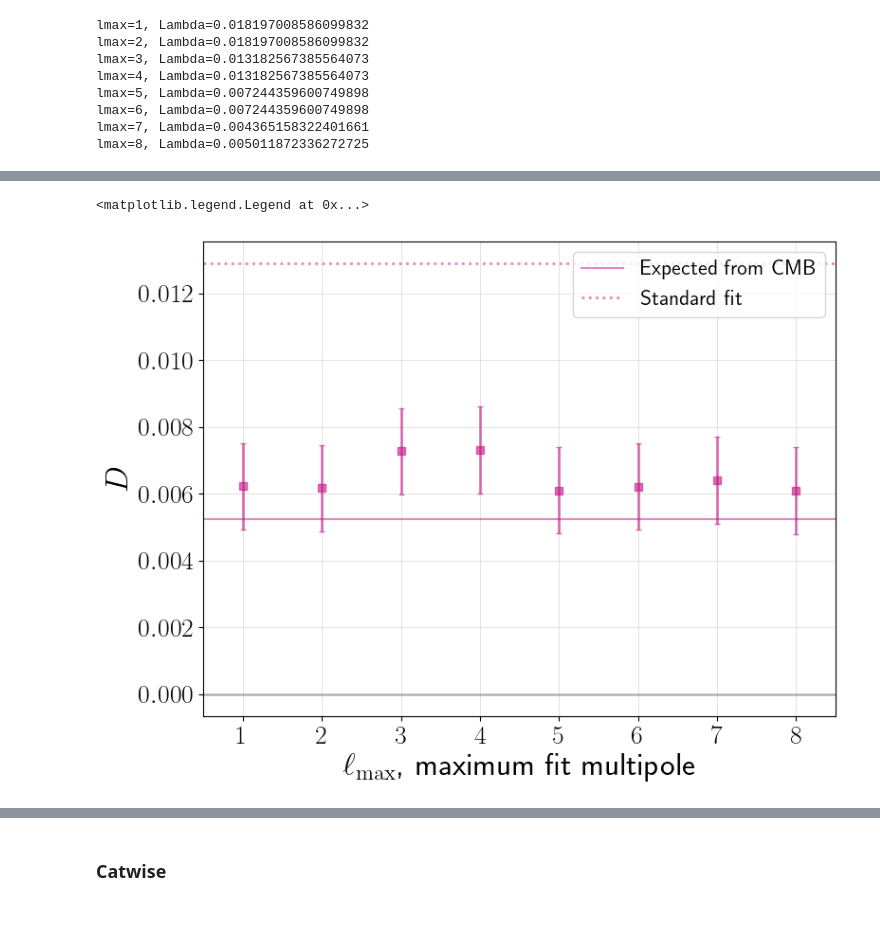
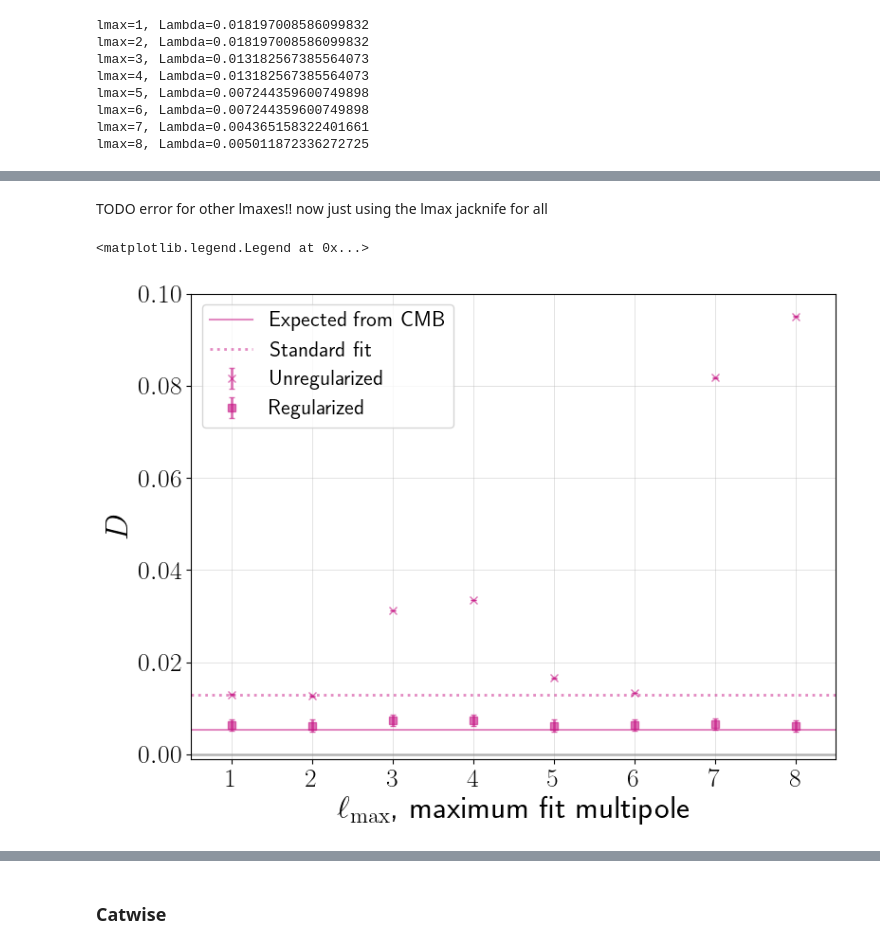
Before and after one commit to abbyw24/lss-dipoles, a Jupyter notebook: notebooks/2024-05-16_plots_for_kate_vksf.ipynb, the cells around one changed output, grey strips where cells are left out. Drawn from its saved outputs; the diff is of its cells as text; code cells hidden in the pictures; blank space fills up the shorter version.

```diff
--- a/notebooks/2024-05-16_plots_for_kate_vksf.ipynb
+++ b/notebooks/2024-05-16_plots_for_kate_vksf.ipynb
@@ -1150,7 +1079,9 @@ ax.legend(loc='lower left')
 # %%
-# choose a few max ells
-max_ells_maxells = np.arange(1, 5).astype(int)
+if plot_funcs_of_Lambda:
 
-# and Lambdas / regularization strengths
-Lambdas_maxells = np.logspace(-4, 1, 19)
+    # choose a few max ells
+    max_ells_maxells = np.arange(1, 5).astype(int)
+
+    # and Lambdas / regularization strengths
+    Lambdas_maxells = np.logspace(-4, 1, 19)
 # %%
@@ -1357,6 +1283,8 @@ max_ells_all = np.arange(1, max_ell+1)
 # where to store the reconstructed maps, AND the recovered dipole direction
 ells_maxells_all = []
 Cells_maxells_all_quaia = []
+Cells_maxells_all_quaia_Lambda0 = []
+
 for i, max_ell_ in enumerate(max_ells_all):
     print(f"lmax={max_ell_}, Lambda={Lambdas_dict_quaia[max_ell_]}")
 
@@ -1366,6 +1294,11 @@ for i, max_ell_ in enumerate(max_ells_all):
                                                               selfunc=selfunc_quaia)
     ells_maxells_all.append(ells_maxells_all_)
     Cells_maxells_all_quaia.append(Cells_maxells_all_)
+
+    _, Cells_maxells_all_ = multipoles.compute_Cells_in_overdensity_map_Lambda(overdensity_map_sf_quaia,
+                                                              Lambda=0, max_ell=max_ell_,
+                                                              selfunc=selfunc_quaia)
+    Cells_maxells_all_quaia_Lambda0.append(Cells_maxells_all_)
 # %% [output]
 lmax=1, Lambda=0.018197008586099832
 lmax=2, Lambda=0.018197008586099832
@@ -1375,3 +1308,6 @@ lmax=5, Lambda=0.007244359600749898
 lmax=6, Lambda=0.007244359600749898
 lmax=7, Lambda=0.004365158322401661
 lmax=8, Lambda=0.005011872336272725
+# %%
+C1_standard_quaia = Cells_maxells_all_quaia_Lambda0[0][1]
+print(C1_standard_quaia, D(C1_standard_quaia))
@@ -1430,41 +1418,52 @@ fig.colorbar(smap, ax=ax, label=r'$\ell_\mathrm{max}$', ticks=max_ells_all)
+# %% [markdown]
+TODO error for other lmaxes!! now just using the lmax jacknife for all
 # %%
 # plottt
 #  (Cell functions output C_0, but start with C_1 since we're fitting overdensities)
 fig, ax = plt.subplots(figsize=(8,6), tight_layout=True)
 kwargs = dict(ls='None', ms=6, alpha=0.6, capsize=2, lw=lw)
 
 norm = mpl.colors.Normalize(vmin=min(max_ells_all), vmax=max(max_ells_all))
 smap = mpl.cm.ScalarMappable(norm=norm, cmap='cool')
 
 # 1 is dipole
 Ds_maxells_all = []
+Ds_maxells_all_Lambda0 = []
 for i in range(len(Cells_maxells_all_quaia)):
-    Ds_maxells_all.append( D(Cells_maxells_all[i][1]) )
+    Ds_maxells_all.append( D(Cells_maxells_all_quaia[i][1]) )
+    Ds_maxells_all_Lambda0.append( D(Cells_maxells_all_quaia_Lambda0[i][1]) )
+
+
+# keeping same error for now...
+D_errs_Lambda0 = D_err(Cells_maxells_all_quaia_Lambda0[i][1], Cells_quaia_std[1])
+ax.errorbar(max_ells_all, Ds_maxells_all_Lambda0,
+            c=color_quaia,
+            yerr=D_errs_Lambda0,
+            label='Unregularized',
+            marker='x', **kwargs)
 
 D_errs = D_err(Cells_maxells_all_quaia[i][1], Cells_quaia_std[1])
 ax.errorbar(max_ells_all, Ds_maxells_all,
-            #c=smap.to_rgba(max_ell_),
             c=color_quaia,
-            #yerr=None,
             yerr=D_errs,
-                #label=r'Quaia $G<20.0$ with selection function',
-                #label=f'lmax={max_ell_}',
-                marker='s', **kwargs)
+            label='Regularized',
+            marker='s', **kwargs)
+
 
 ax.axhline(expected_dipamp_quaia, c=color_quaia, alpha=0.5, label='Expected from CMB')
 ax.axhline(D(C1_standard_quaia), c=color_quaia, alpha=0.5, lw=lw, ls=':',label='Standard fit')
 ax.axhline(0, c='grey', alpha=0.5, lw=lw)
 
 #ax.semilogy()
 ax.grid(alpha=0.5, lw=lw_grid)
 ax.set_xlim(ells[1:][0] - 0.5, ells[1:][-1] + 0.5)
 #ax.set_ylim(2e-6, 3e-4)
-#ax.set_ylim(0, 0.01)
+ax.set_ylim(-0.001, 0.1)
 ax.set_xlabel(r'$\ell_\mathrm{max}$, maximum fit multipole')
 ax.set_xticks(ells[1:])
 ax.set_ylabel(r'$D$')
 # ax.set_title(r'Angular power $C_\ell$, $0\leq\ell\leq$'f'{max_ell}')
-ax.legend(loc=1)
+ax.legend(loc='upper left')
 # %% [output]
 <matplotlib.legend.Legend at 0x...>
-[figure, old version]
+[figure, new version]
```
Also changed, not shown: parts of 68 cells of this notebook.
